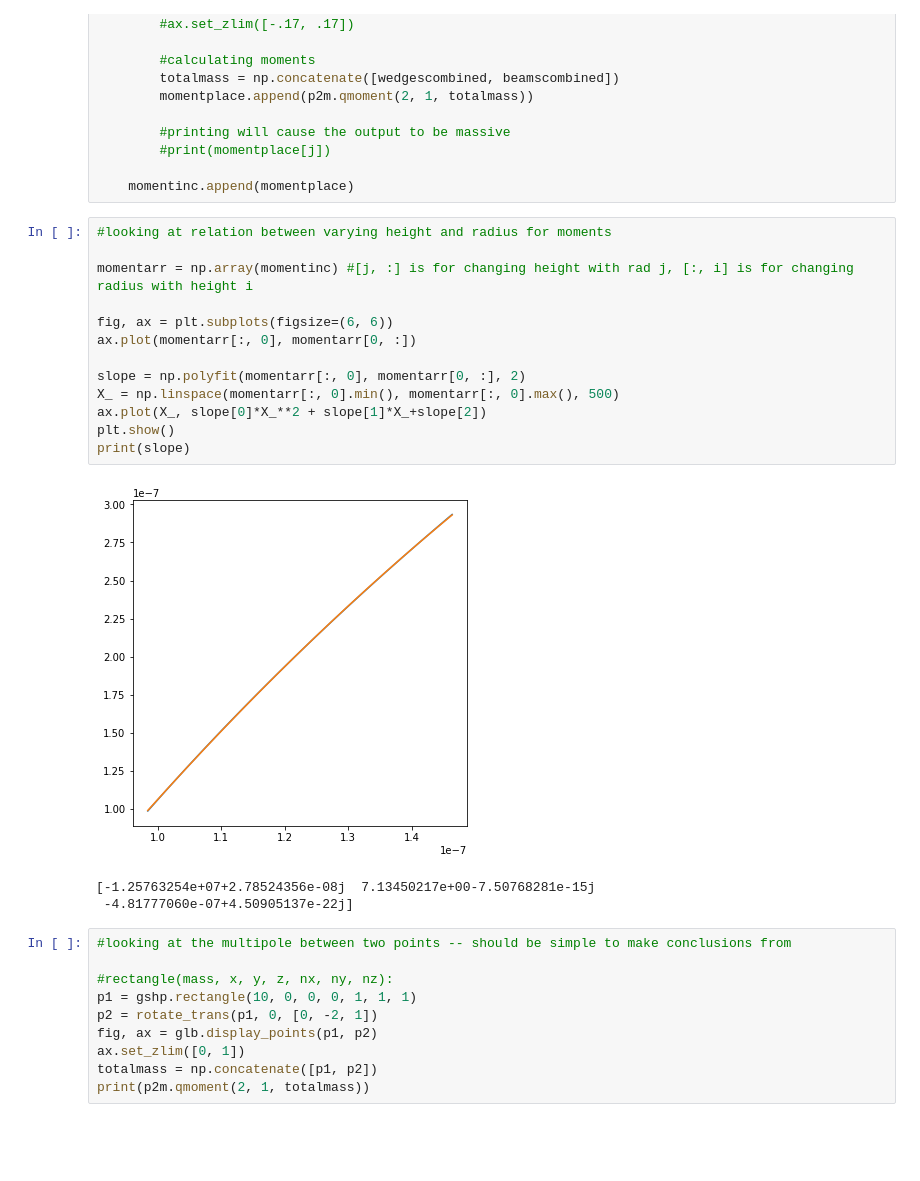
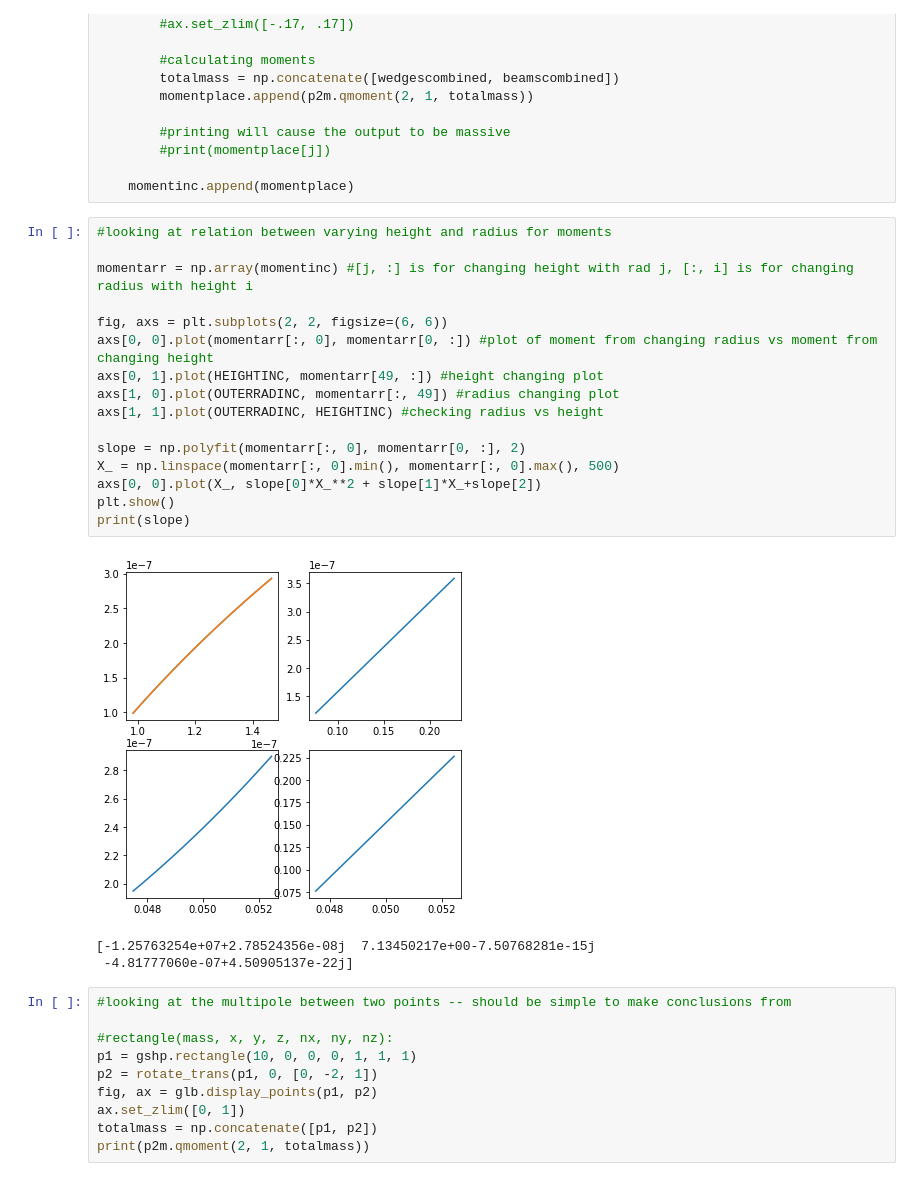
Before and after one commit to JoeyTurn/grav_physics, a Jupyter notebook: GravMomentCalculations.ipynb, the cells around one changed output. Cells and saved outputs as stored; diff of their text form; blank space fills up the shorter version.

```diff
--- a/GravMomentCalculations.ipynb
+++ b/GravMomentCalculations.ipynb
@@ -219,18 +219,21 @@ for i in range(len(OUTERRADINC)):
 # %%
 #looking at relation between varying height and radius for moments
 
 momentarr = np.array(momentinc) #[j, :] is for changing height with rad j, [:, i] is for changing radius with height i
 
-fig, ax = plt.subplots(figsize=(6, 6))
-ax.plot(momentarr[:, 0], momentarr[0, :])
+fig, axs = plt.subplots(2, 2, figsize=(6, 6))
+axs[0, 0].plot(momentarr[:, 0], momentarr[0, :]) #plot of moment from changing radius vs moment from changing height
+axs[0, 1].plot(HEIGHTINC, momentarr[49, :]) #height changing plot
+axs[1, 0].plot(OUTERRADINC, momentarr[:, 49]) #radius changing plot
+axs[1, 1].plot(OUTERRADINC, HEIGHTINC) #checking radius vs height
 
 slope = np.polyfit(momentarr[:, 0], momentarr[0, :], 2)
 X_ = np.linspace(momentarr[:, 0].min(), momentarr[:, 0].max(), 500)
-ax.plot(X_, slope[0]*X_**2 + slope[1]*X_+slope[2])
+axs[0, 0].plot(X_, slope[0]*X_**2 + slope[1]*X_+slope[2])
 plt.show()
 print(slope)
 # %% [output]
-[figure, old version]
+[figure, new version]
 [-1.25763254e+07+2.78524356e-08j  7.13450217e+00-7.50768281e-15j
  -4.81777060e-07+4.50905137e-22j]
 # %%
```
